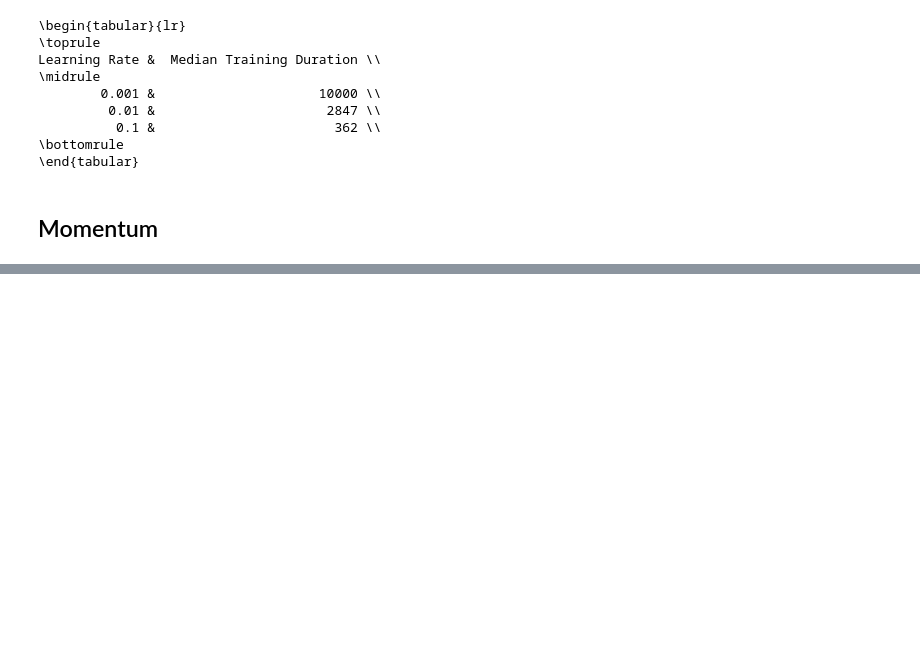
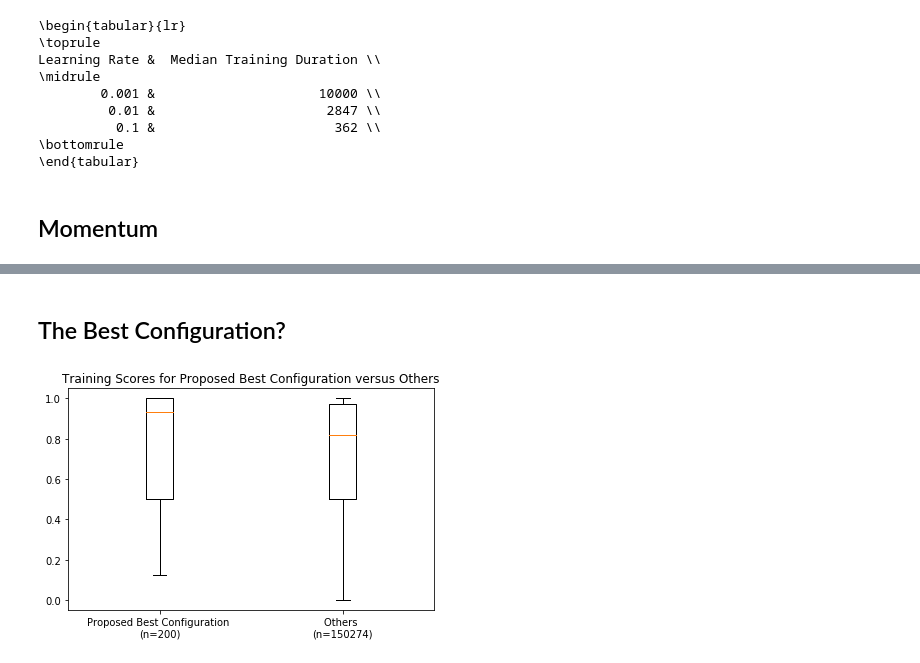
Before and after one commit to AnthonyDickson/Neural-Networks, a Jupyter notebook: notebooks/Figures for the Report.ipynb, the cells around one changed output, grey strips where cells are left out. Cells and saved outputs as stored; diff of their text form; code cells hidden in the pictures; blank space fills up the shorter version.

Commit message:
add plots for proposed best configuration

```diff
--- a/notebooks/Figures for the Report.ipynb
+++ b/notebooks/Figures for the Report.ipynb
@@ -510,0 +546,18 @@ plt.savefig('plots/training_duration_by_momentum.png', bbox_inches='tight')
+# %% [markdown]
+## The Best Configuration?
+# %%
+best_config_mask = (df['gaussian_noise'] == 0.0) & (df['batch_size'] == 2) & (df['shuffle_batches'] == True)
+best_config_mask = best_config_mask & (df['clf_type'] == 'MLPClassifier') & (df['activation_func'] == 'Sigmoid')
+best_config_mask = best_config_mask & (df['learning_rate'] == 0.1) & (df['momentum'] == 0.9)
+
+
+make_n_way_boxplot(df, True,
+                   (best_config_mask, ~best_config_mask),
+                   ('Proposed Best Configuration', 'Others'),
+                   'train_scores',
+                   'Training Scores for Proposed Best Configuration versus Others',
+                   double_plot=False, show_fliers=True)
+
+plt.savefig('plots/train_scores_best_config.png', bbox_inches='tight')
+# %% [output]
+[figure, added]
```
Also changed, not shown: parts of 7 cells of this notebook, 2 other files.
